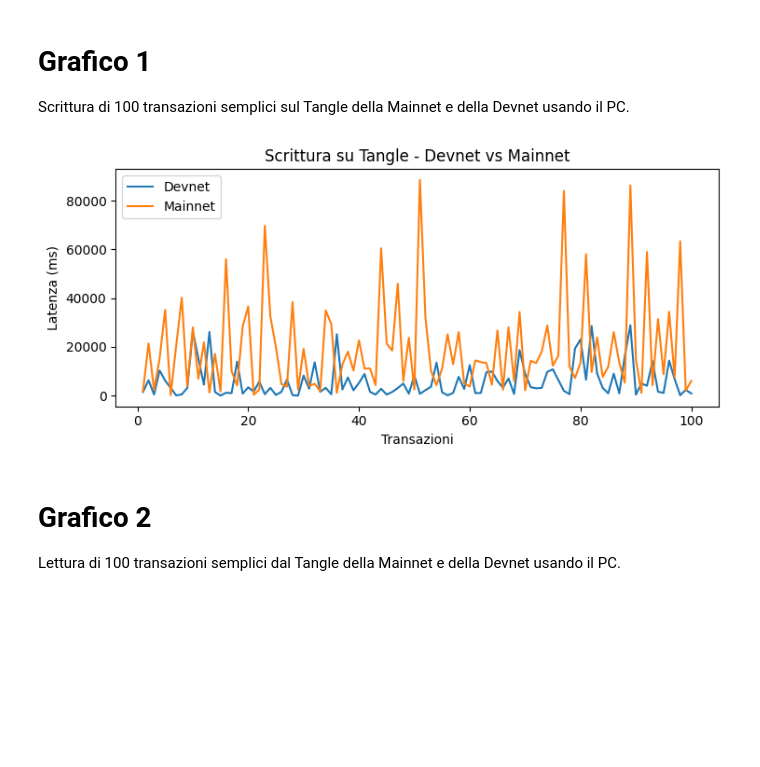
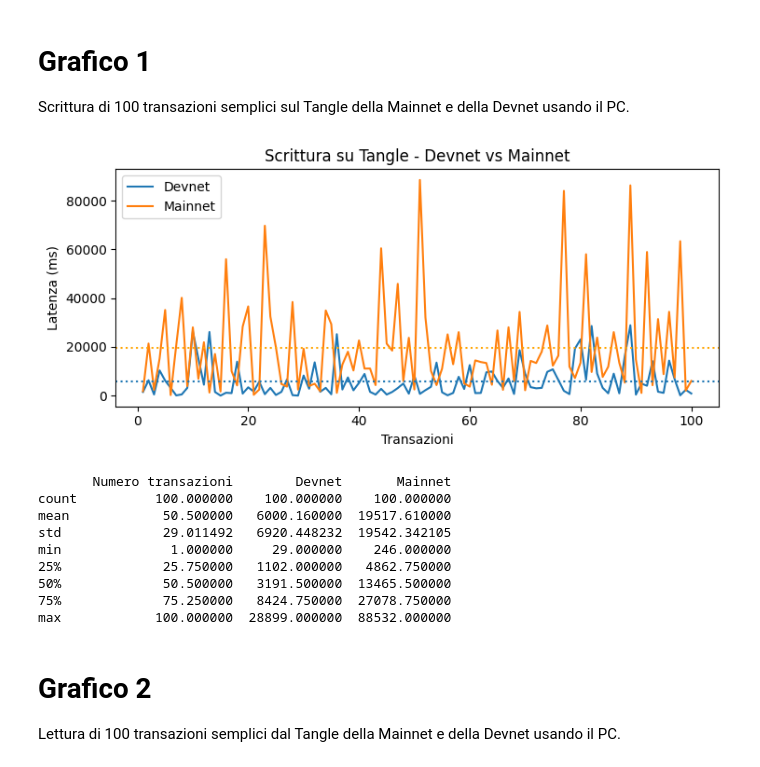
Before and after one commit to Tesi-Magistrale-FP/Test, a Jupyter notebook: grafici/Grafici_tesi_magistrale.ipynb, the cells around one changed output. Saved outputs shown, nothing was run; the diff lists cells and outputs as text; code cells hidden in the pictures; blank space fills up the shorter version.

```diff
--- a/grafici/Grafici_tesi_magistrale.ipynb
+++ b/grafici/Grafici_tesi_magistrale.ipynb
@@ -10,13 +10,26 @@ Scrittura di 100 transazioni semplici sul Tangle della Mainnet e della Devnet us
 # %%
 plt.rcParams["figure.figsize"] = [7.50, 3.50]
 plt.rcParams["figure.autolayout"] = True
 headers = ['Numero transazioni', 'Devnet', 'Mainnet']
 
 df = pd.read_csv('https://raw.githubusercontent.com/Tesi-Magistrale-FP/Test_IOTA/main/grafici/G1_scrittura_semplice_pc_devnet_vs_mainnet.csv', names=headers)
 df.set_index("Numero transazioni").plot(xlabel="Transazioni", ylabel="Latenza (ms)", title="Scrittura su Tangle - Devnet vs Mainnet")
+plt.axhline(y = df['Devnet'].mean(), linestyle = ':')
+plt.axhline(y = df['Mainnet'].mean(), color = 'orange', linestyle = ':')
 plt.show()
+
+print(df.describe())
 # %% [output]
-[figure, old version]
+[figure, new version]
+       Numero transazioni        Devnet       Mainnet
+count          100.000000    100.000000    100.000000
+mean            50.500000   6000.160000  19517.610000
+std             29.011492   6920.448232  19542.342105
+min              1.000000     29.000000    246.000000
+25%             25.750000   1102.000000   4862.750000
+50%             50.500000   3191.500000  13465.500000
+75%             75.250000   8424.750000  27078.750000
+max            100.000000  28899.000000  88532.000000
 # %% [markdown]
 # **Grafico 2**
 
```
Also changed, not shown: parts of 6 cells of this notebook.
